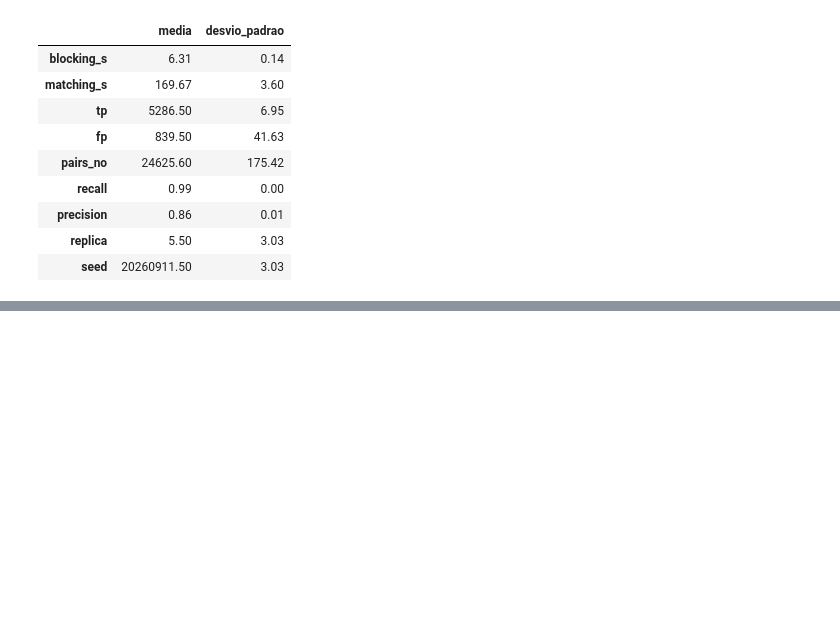
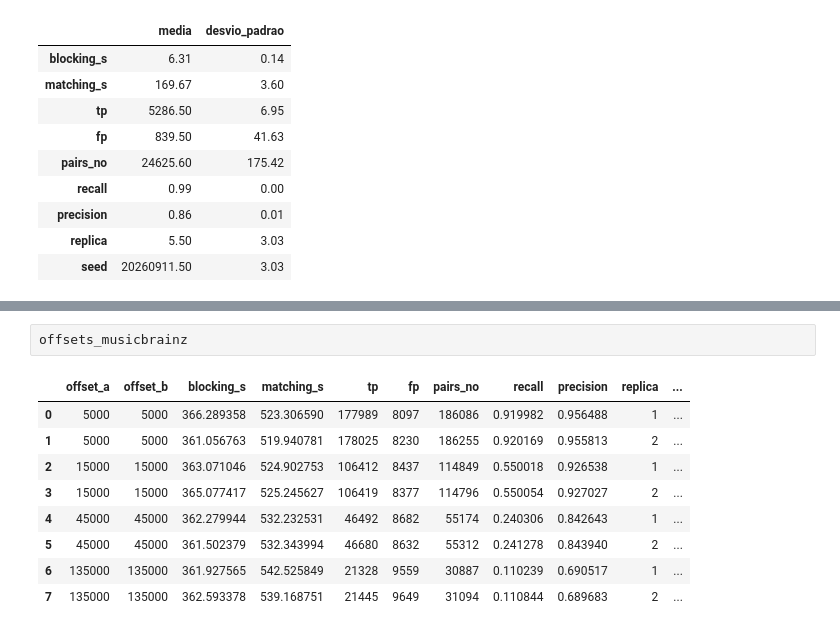
Before and after one commit to pereiraIgor/approximate-blocking, a Jupyter notebook: resultados_v2/analise_resultados.ipynb, the cells around one changed output, grey strips where cells are left out. Drawn from its saved outputs; the diff is of its cells as text; blank space fills up the shorter version.

```diff
--- a/resultados_v2/analise_resultados.ipynb
+++ b/resultados_v2/analise_resultados.ipynb
@@ -211,0 +228,12 @@ tabela_comparativa
+# %%
+offsets_musicbrainz
+# %% [output]
+|  | offset_a | offset_b | blocking_s | matching_s | tp | fp | pairs_no | recall | precision | replica | ... |
+| 0 | 5000 | 5000 | 366.289358 | 523.306590 | 177989 | 8097 | 186086 | 0.919982 | 0.956488 | 1 | ... |
+| 1 | 5000 | 5000 | 361.056763 | 519.940781 | 178025 | 8230 | 186255 | 0.920169 | 0.955813 | 2 | ... |
+| 2 | 15000 | 15000 | 363.071046 | 524.902753 | 106412 | 8437 | 114849 | 0.550018 | 0.926538 | 1 | ... |
+| 3 | 15000 | 15000 | 365.077417 | 525.245627 | 106419 | 8377 | 114796 | 0.550054 | 0.927027 | 2 | ... |
+| 4 | 45000 | 45000 | 362.279944 | 532.232531 | 46492 | 8682 | 55174 | 0.240306 | 0.842643 | 1 | ... |
+| 5 | 45000 | 45000 | 361.502379 | 532.343994 | 46680 | 8632 | 55312 | 0.241278 | 0.843940 | 2 | ... |
+| 6 | 135000 | 135000 | 361.927565 | 542.525849 | 21328 | 9559 | 30887 | 0.110239 | 0.690517 | 1 | ... |
+| 7 | 135000 | 135000 | 362.593378 | 539.168751 | 21445 | 9649 | 31094 | 0.110844 | 0.689683 | 2 | ... |
```
Also changed, not shown: parts of 3 cells of this notebook, 12 other files.
